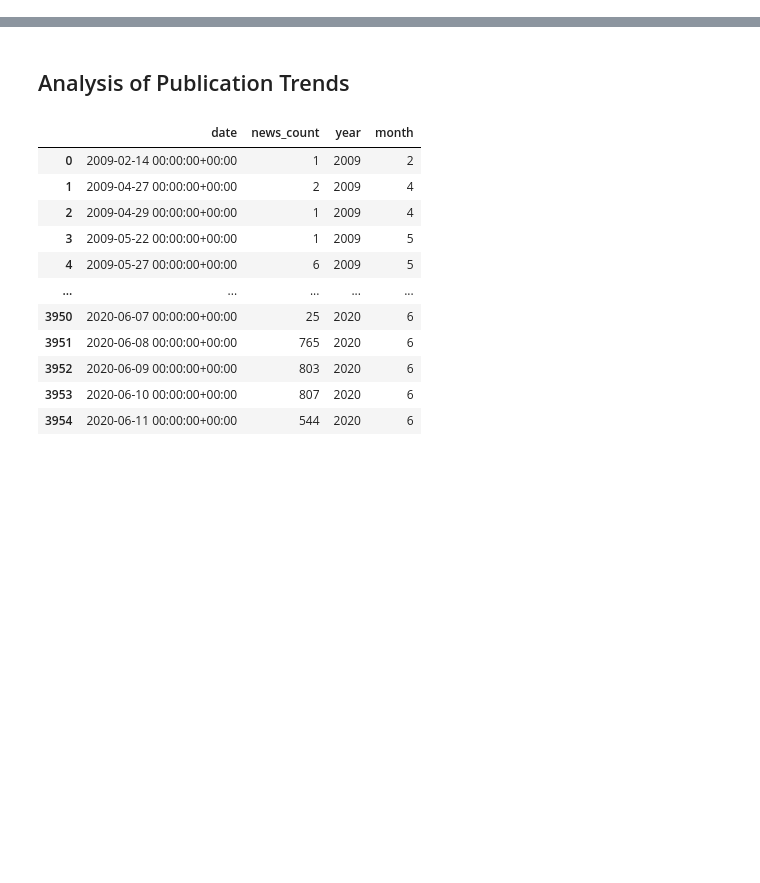
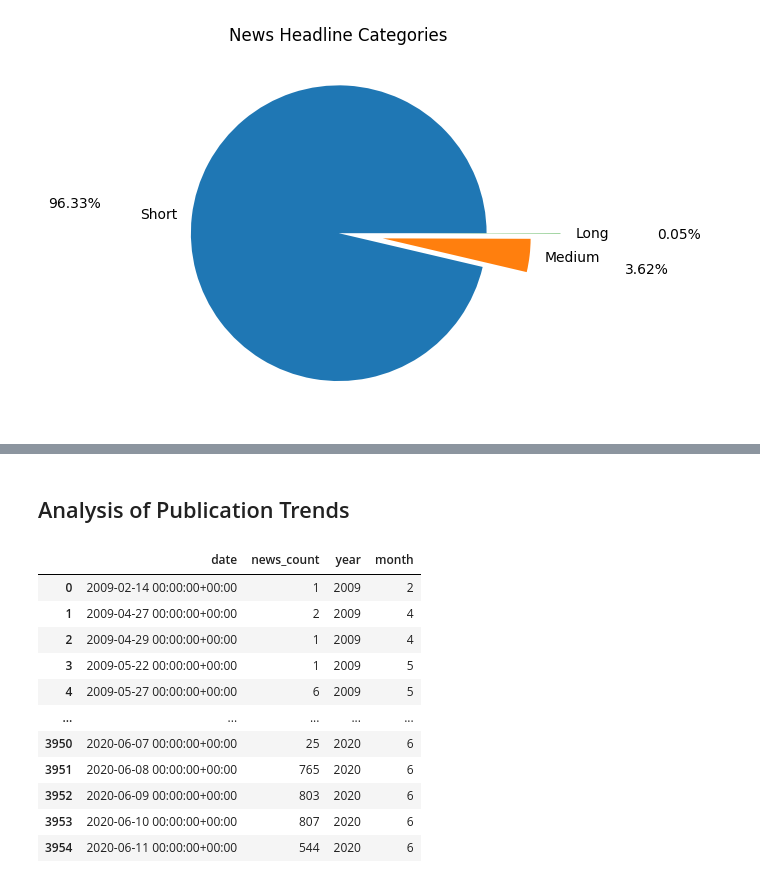
Before and after one commit to leuel-a/news-sentiment-stock-prediction, a Jupyter notebook: notebooks/stock_news_sentiment.ipynb, the cells around one changed output, grey strips where cells are left out. Cells and saved outputs as stored; diff of their text form; code cells hidden in the pictures; blank space fills up the shorter version.

```diff
--- a/notebooks/stock_news_sentiment.ipynb
+++ b/notebooks/stock_news_sentiment.ipynb
@@ -135,0 +116,7 @@ Name: count, dtype: int64
+# %%
+text_processor = TextProcessor()
+
+# This removes stop words from the headline column to gain more meaning when calculating the sentiment scores
+df["cleaned_headline"] = df["headline"].apply(text_processor.remove_stop_words)
+
+df.head()
@@ -135,0 +135,12 @@ Name: count, dtype: int64
+# %%
+headline_length_category_counts = df["headline_length_category"].value_counts()
+
+explode = [0, 0.3, 0.5]
+
+plt.title("News Headline Categories")
+
+plt.pie(headline_length_category_counts.values, labels=headline_length_category_counts.index, explode=explode, autopct="%.2f%%", pctdistance=1.8)
+
+plt.show()
+# %% [output]
+[figure, added]
```
Also changed, not shown: parts of 18 cells of this notebook, 1 other file.
